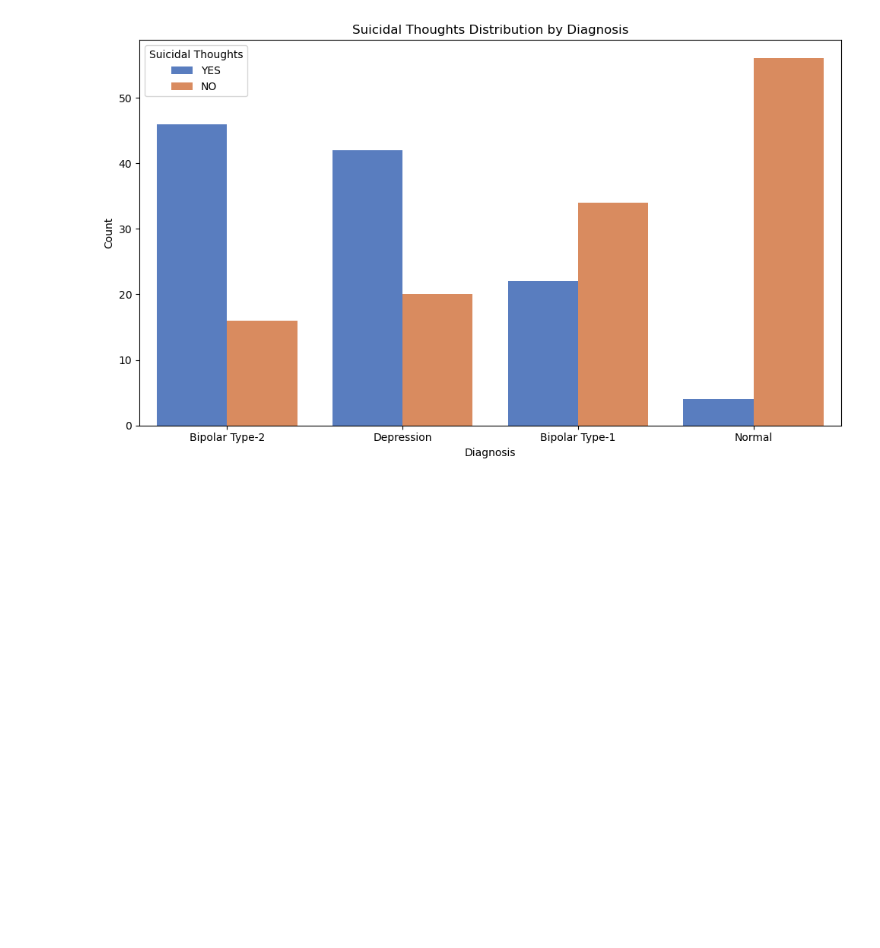
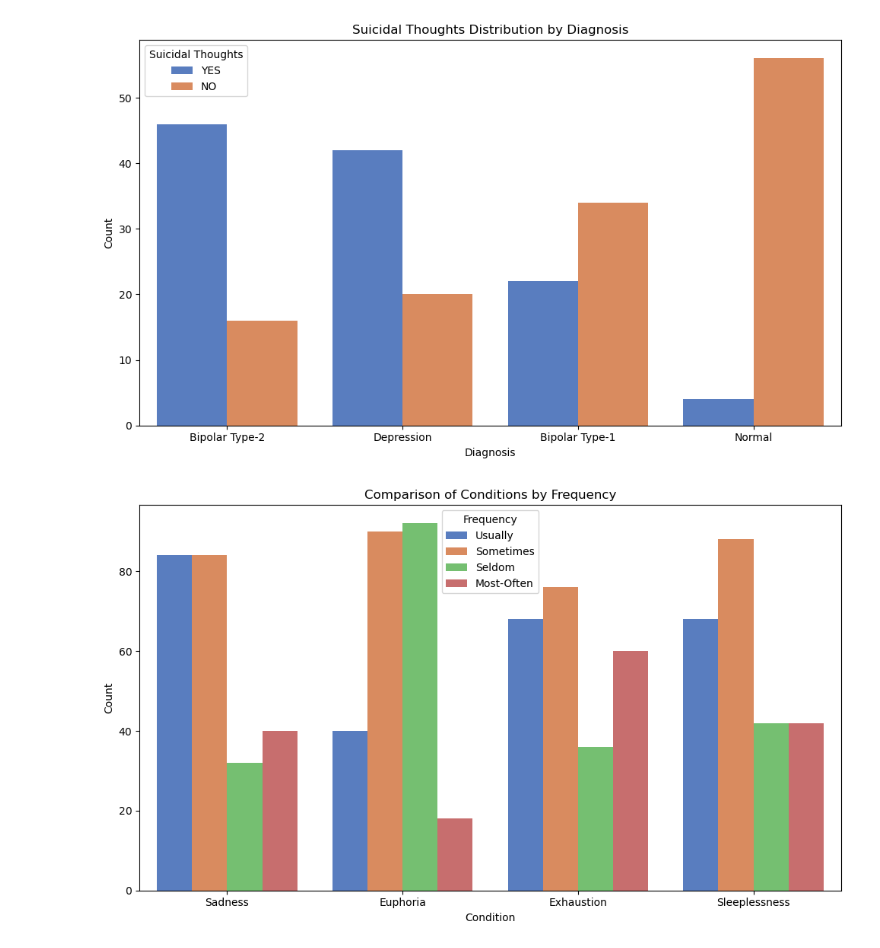
Before and after one commit to CodeByPaulo/Mood-Disorders-Project, a Jupyter notebook: Project_Code.ipynb, the cells around one changed output. Drawn from its saved outputs; the diff is of its cells as text; code cells hidden in the pictures; blank space fills up the shorter version.

```diff
--- a/Project_Code.ipynb
+++ b/Project_Code.ipynb
@@ -295,3 +295,19 @@ plt.tight_layout()
 plt.show()
 # %% [output]
 [figure]
+# %%
+
+# Columns that include similar categories
+df_long = pd.melt(data, value_vars=['Sadness', 'Euphoria', 'Exhaustion', 'Sleeplessness'], var_name="Condition", value_name="Frequency")
+
+# Plotting
+plt.figure(figsize=(10, 6))
+sns.countplot(data=df_long, x='Condition', hue='Frequency', palette='muted')
+plt.title('Comparison of Conditions by Frequency')
+plt.xlabel('Condition')
+plt.ylabel('Count')
+plt.legend(title='Frequency')
+plt.tight_layout()
+plt.show()
+# %% [output]
+[figure, added]
```
Also changed, not shown: parts of 5 cells of this notebook.
